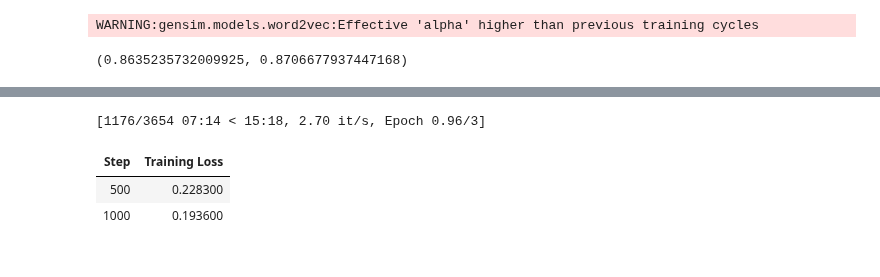
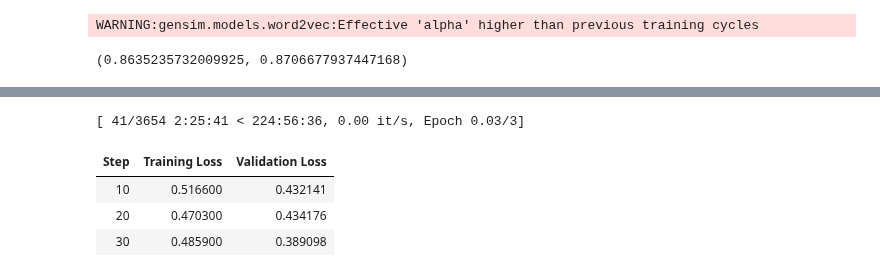
Before and after one commit to stefisha/DetectingNFTs-MasterThesis, a Jupyter notebook: Metadata_NFTs_Master.ipynb, the cells around one changed output, grey strips where cells are left out. Drawn from its saved outputs; the diff is of its cells as text; code cells hidden in the pictures.

```diff
--- a/Metadata_NFTs_Master.ipynb
+++ b/Metadata_NFTs_Master.ipynb
@@ -304,26 +306,50 @@ Some weights of DistilBertForSequenceClassification were not initialized from th
 You should probably TRAIN this model on a down-stream task to be able to use it for predictions and inference.
 # %%
-# Define training arguments and train
-training_args = TrainingArguments(
-    output_dir='./results',
-    per_device_train_batch_size=8,
-    per_device_eval_batch_size=8,
-    logging_dir='./logs',
-)
+# # Define training arguments and train
+# training_args = TrainingArguments(
+#     output_dir='./results',
+#     per_device_train_batch_size=8,
+#     per_device_eval_batch_size=8,
+#     logging_dir='./logs',
+# )
 
-trainer = Trainer(
-    model=model,
-    args=training_args,
-    train_dataset=train_dataset,
-    eval_dataset=test_dataset
-)
+# trainer = Trainer(
+#     model=model,
+#     args=training_args,
+#     train_dataset=train_dataset,
+#     eval_dataset=test_dataset
+# )
 
-trainer.train()
+# trainer.train()
 
-# Evaluate
-results = trainer.evaluate()
+# # Evaluate
+# results = trainer.evaluate()
-# %% [output]
-[1176/3654 07:14 < 15:18, 2.70 it/s, Epoch 0.96/3]
-| Step | Training Loss |
-| 500 | 0.228300 |
-| 1000 | 0.193600 |
+# %%
+# Define training arguments and train
+training_args = TrainingArguments(
+    output_dir='./results',
+    logging_dir='./logs',
+    per_device_train_batch_size=8,
+    per_device_eval_batch_size=8,
+    logging_steps=10,  # Log every 10 steps
+    save_steps=10,    # Save checkpoint every 10 steps
+    evaluation_strategy="steps"  # Evaluate every logging_steps
+)
+
+trainer = Trainer(
+    model=model,
+    args=training_args,
+    train_dataset=train_dataset,
+    eval_dataset=test_dataset
+)
+
+trainer.train()
+
+# Evaluate
+results = trainer.evaluate()
+# %% [output]
+[ 41/3654 2:25:41 < 224:56:36, 0.00 it/s, Epoch 0.03/3]
+| Step | Training Loss | Validation Loss |
+| 10 | 0.516600 | 0.432141 |
+| 20 | 0.470300 | 0.434176 |
+| 30 | 0.485900 | 0.389098 |
```
Also changed, not shown: parts of 5 cells of this notebook.
